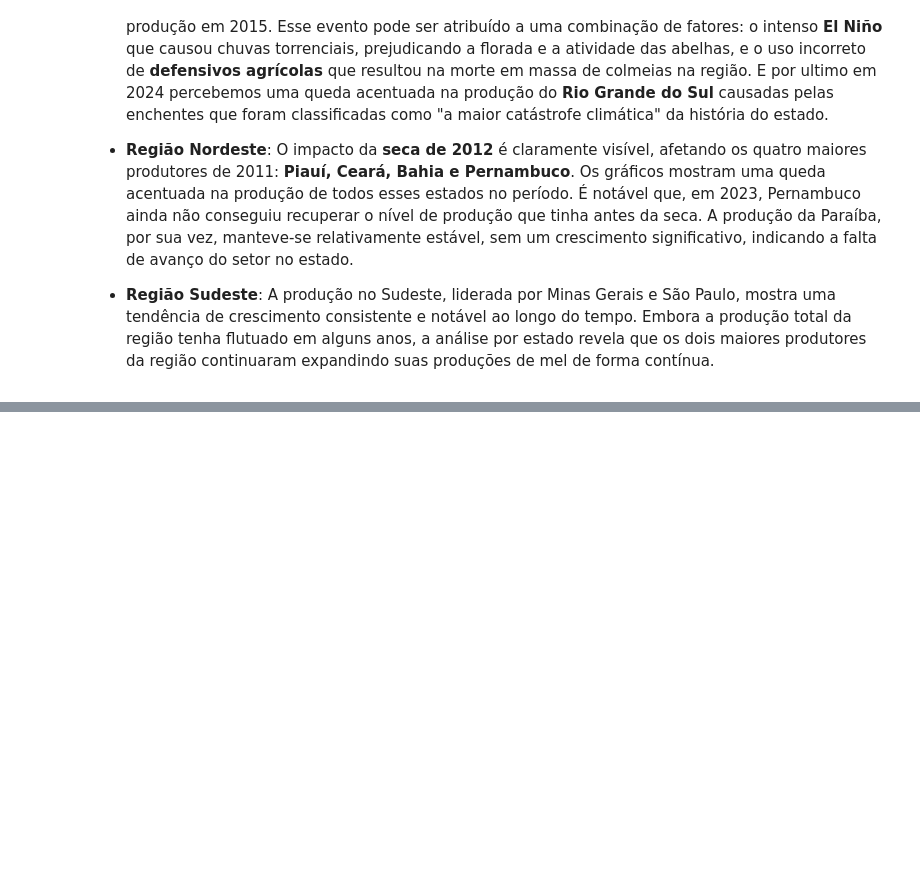
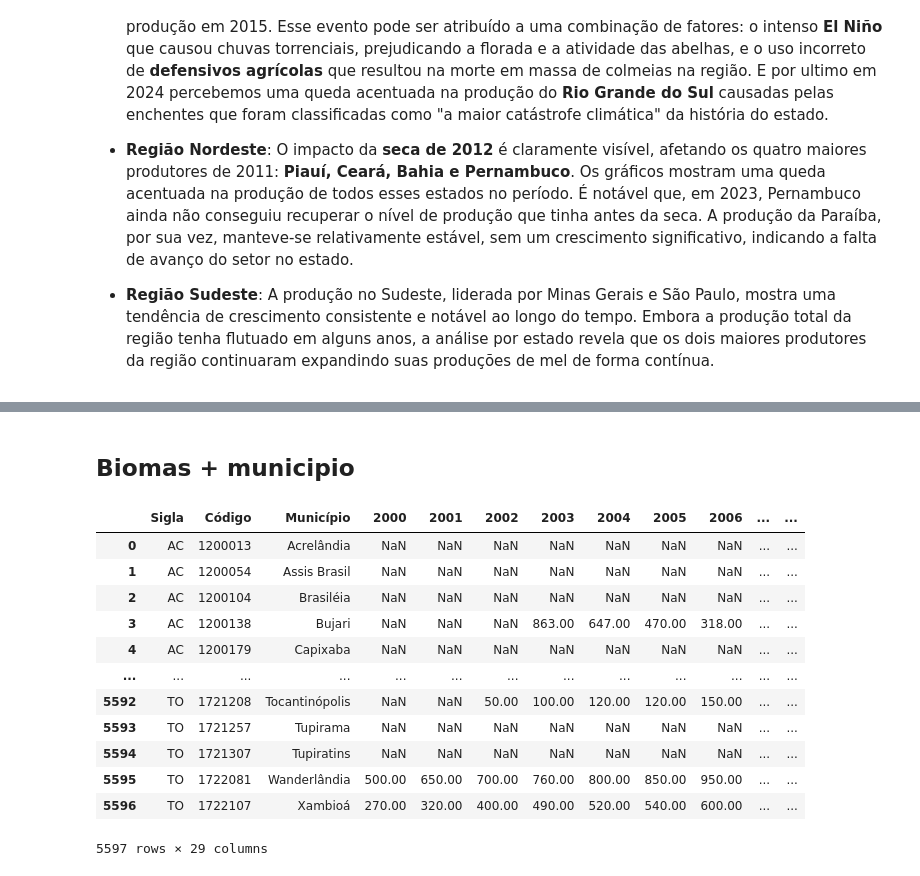
Before and after one commit to Gabriel-J-code/ad-projeto-bees-caatinga, a Jupyter notebook: relatorio TCC.ipynb, the cells around one changed output, grey strips where cells are left out. Cells and saved outputs as stored; diff of their text form; code cells hidden in the pictures; blank space fills up the shorter version.

```diff
--- a/relatorio TCC.ipynb
+++ b/relatorio TCC.ipynb
@@ -924,0 +1056,19 @@ A análise detalhada por estado confirma que a produção de mel é muito mais *
+# %% [markdown]
+## Biomas + municipio
+# %%
+producao_mn_bruto = pd.read_csv('data/producao mel/Producao Kg - Mel de Abelha - Municipios - 2000 2024.csv', delimiter=',')
+producao_mn_bruto
+# %% [output]
+|  | Sigla | Código | Município | 2000 | 2001 | 2002 | 2003 | 2004 | 2005 | 2006 | ... | ... |
+| 0 | AC | 1200013 | Acrelândia | NaN | NaN | NaN | NaN | NaN | NaN | NaN | ... | ... |
+| 1 | AC | 1200054 | Assis Brasil | NaN | NaN | NaN | NaN | NaN | NaN | NaN | ... | ... |
+| 2 | AC | 1200104 | Brasiléia | NaN | NaN | NaN | NaN | NaN | NaN | NaN | ... | ... |
+| 3 | AC | 1200138 | Bujari | NaN | NaN | NaN | 863.00 | 647.00 | 470.00 | 318.00 | ... | ... |
+| 4 | AC | 1200179 | Capixaba | NaN | NaN | NaN | NaN | NaN | NaN | NaN | ... | ... |
+| ... | ... | ... | ... | ... | ... | ... | ... | ... | ... | ... | ... | ... |
+| 5592 | TO | 1721208 | Tocantinópolis | NaN | NaN | 50.00 | 100.00 | 120.00 | 120.00 | 150.00 | ... | ... |
+| 5593 | TO | 1721257 | Tupirama | NaN | NaN | NaN | NaN | NaN | NaN | NaN | ... | ... |
+| 5594 | TO | 1721307 | Tupiratins | NaN | NaN | NaN | NaN | NaN | NaN | NaN | ... | ... |
+| 5595 | TO | 1722081 | Wanderlândia | 500.00 | 650.00 | 700.00 | 760.00 | 800.00 | 850.00 | 950.00 | ... | ... |
+| 5596 | TO | 1722107 | Xambioá | 270.00 | 320.00 | 400.00 | 490.00 | 520.00 | 540.00 | 600.00 | ... | ... |
+5597 rows × 29 columns
```
Also changed, not shown: parts of 18 cells of this notebook, 1 other file.
